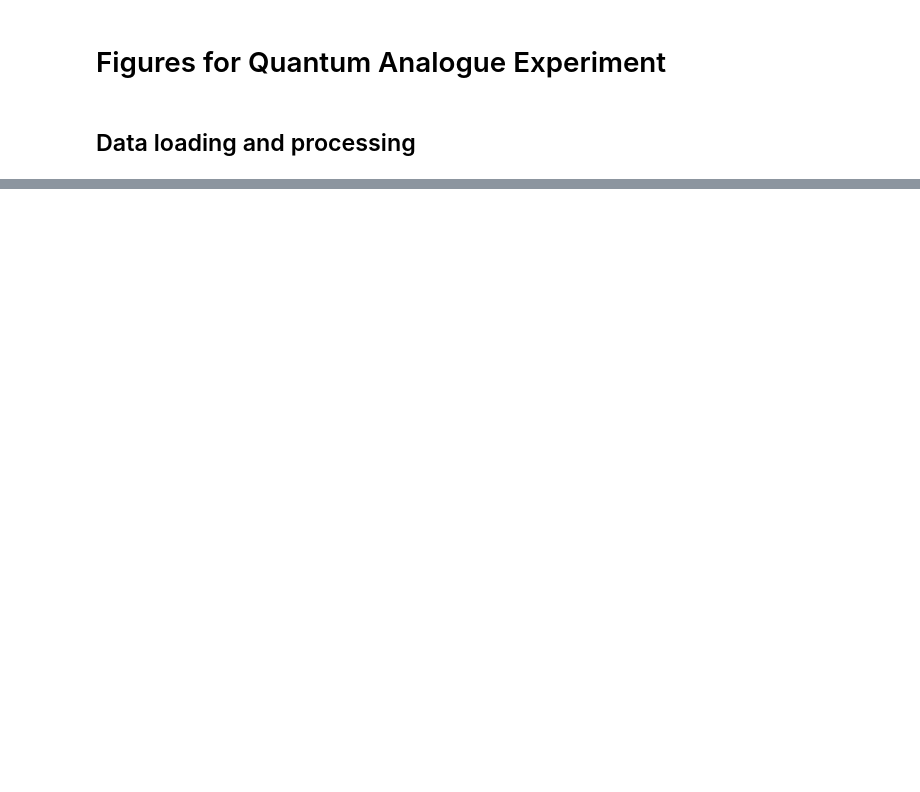
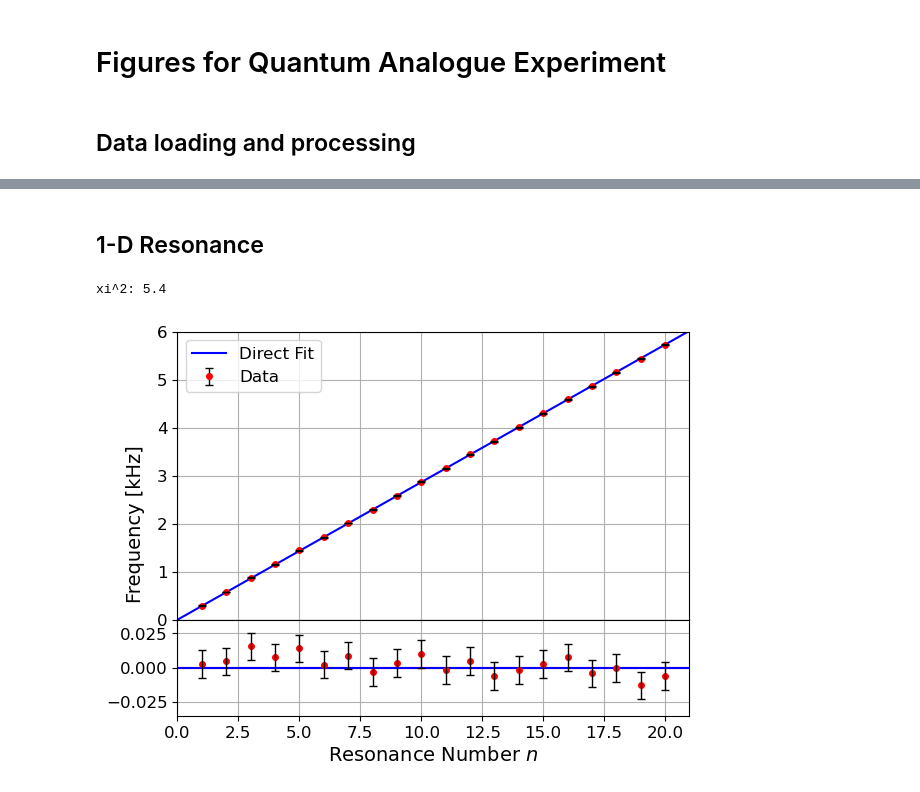
Before and after one commit to mikeweebs/PHSX616, a Jupyter notebook: Quantum_Analogues/quantum_analogues.ipynb, the cells around one changed output, grey strips where cells are left out. Cells and saved outputs as stored; diff of their text form; code cells hidden in the pictures; blank space fills up the shorter version.

```diff
--- a/Quantum_Analogues/quantum_analogues.ipynb
+++ b/Quantum_Analogues/quantum_analogues.ipynb
@@ -74,0 +118,45 @@ lorenty = data[:,1].astype('float')
+# %% [markdown]
+## 1-D Resonance
+# %%
+def soundfit(n):
+    return 286.6*n
+
+testresnum = np.array([0,22])
+testresnumval = soundfit(testresnum) / 1000
+
+soundfitval = soundfit(resnum) / 1000
+
+residual = -1*soundfitval + resfreq/1000
+
+diff = residual*1000
+diff2 = diff**2
+chi2 = sum(diff2)*.5/100
+print(f'chi^2: {chi2:3.1f}')
+
+fig = plt.figure(1)
+frame1 = fig.add_axes((.1,.3,.8,.6))
+
+plt.plot(testresnum,testresnumval,'b',label='Direct Fit')
+plt.errorbar(resnum,resfreq/1000,yerr=.01,fmt='or',label='Data',barsabove=True,markersize=4,ecolor='black',zorder=3,elinewidth=1,capsize=3)
+plt.xlim(0,21)
+plt.ylim(0,6)
+frame1.set_xticklabels([])
+plt.grid()
+plt.legend(fontsize=12)
+plt.tick_params(labelsize=12)
+
+frame2 = fig.add_axes((.1,.1,.8,.2))
+plt.hlines(0,0,21,'r')
+plt.errorbar(resnum,residual,yerr=.01,fmt='or',label='Data',barsabove=True,markersize=4,ecolor='black',zorder=3,elinewidth=1,capsize=3)
+plt.grid()
+plt.xlim(0,21)
+plt.ylim(-.035,.035)
+fig.supylabel('Frequency [kHz]',fontsize=14)
+plt.xlabel(r'Resonance Number $n$',fontsize=14)
+plt.hlines(0,0,21,'b')
+plt.tick_params(labelsize=12)
+
+#plt.savefig('1d_resonance.pdf')
+# %% [output]
+xi^2: 5.4
+[figure, added]
```
Also changed, not shown: parts of 5 cells of this notebook, 5 other files.
